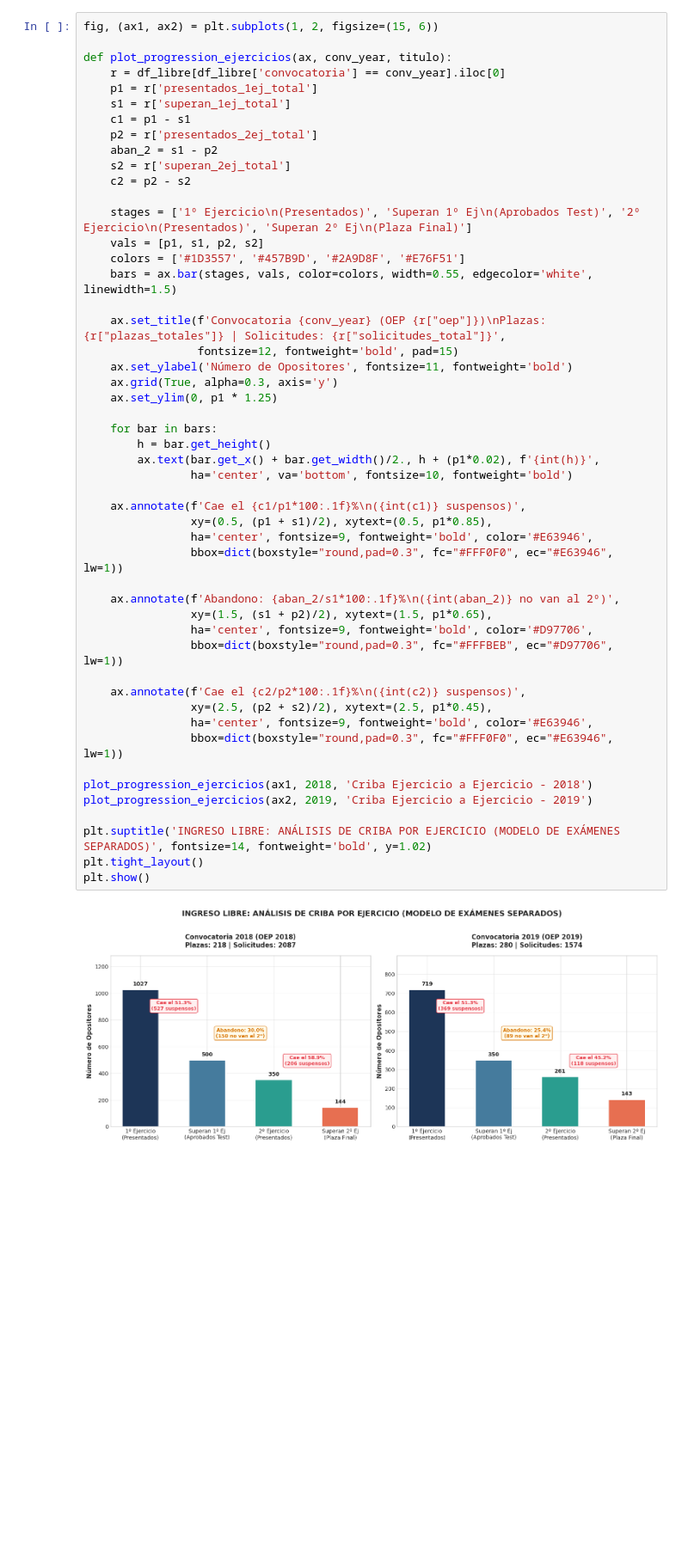
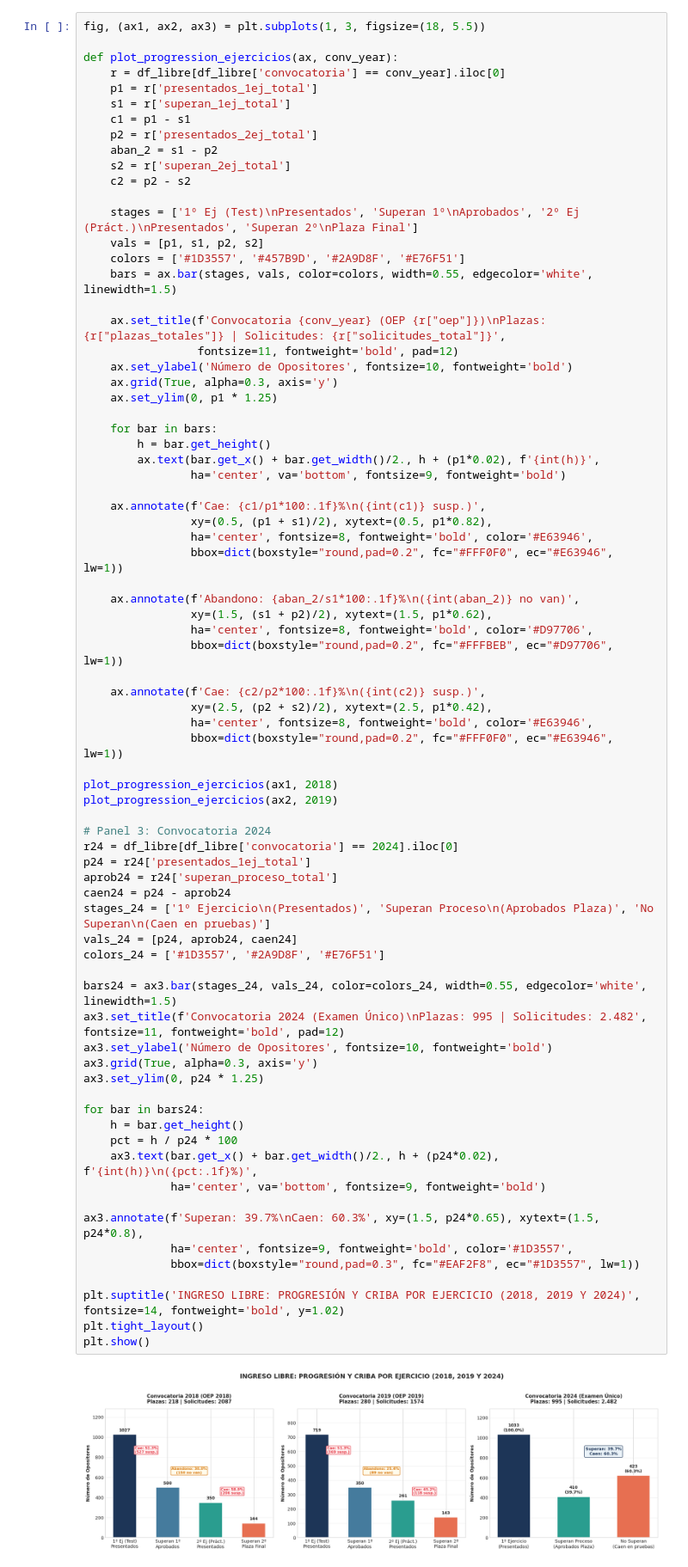
Before and after one commit to carmenales/analitica-datos-gsi, a Jupyter notebook: analisis_oposiciones_gsi_age.ipynb, the cells around one changed output. Shown at 86% size. Drawn from its saved outputs; the diff is of its cells as text; blank space fills up the shorter version.

```diff
--- a/analisis_oposiciones_gsi_age.ipynb
+++ b/analisis_oposiciones_gsi_age.ipynb
@@ -368,54 +372,79 @@ En las convocatorias donde los ejercicios se celebraban en fechas separadas, se
 # %%
-fig, (ax1, ax2) = plt.subplots(1, 2, figsize=(15, 6))
+fig, (ax1, ax2, ax3) = plt.subplots(1, 3, figsize=(18, 5.5))
 
-def plot_progression_ejercicios(ax, conv_year, titulo):
+def plot_progression_ejercicios(ax, conv_year):
     r = df_libre[df_libre['convocatoria'] == conv_year].iloc[0]
     p1 = r['presentados_1ej_total']
     s1 = r['superan_1ej_total']
     c1 = p1 - s1
     p2 = r['presentados_2ej_total']
     aban_2 = s1 - p2
     s2 = r['superan_2ej_total']
     c2 = p2 - s2
 
-    stages = ['1º Ejercicio\n(Presentados)', 'Superan 1º Ej\n(Aprobados Test)', '2º Ejercicio\n(Presentados)', 'Superan 2º Ej\n(Plaza Final)']
+    stages = ['1º Ej (Test)\nPresentados', 'Superan 1º\nAprobados', '2º Ej (Práct.)\nPresentados', 'Superan 2º\nPlaza Final']
     vals = [p1, s1, p2, s2]
     colors = ['#1D3557', '#457B9D', '#2A9D8F', '#E76F51']
     bars = ax.bar(stages, vals, color=colors, width=0.55, edgecolor='white', linewidth=1.5)
 
     ax.set_title(f'Convocatoria {conv_year} (OEP {r["oep"]})\nPlazas: {r["plazas_totales"]} | Solicitudes: {r["solicitudes_total"]}',
-                 fontsize=12, fontweight='bold', pad=15)
-    ax.set_ylabel('Número de Opositores', fontsize=11, fontweight='bold')
+                 fontsize=11, fontweight='bold', pad=12)
+    ax.set_ylabel('Número de Opositores', fontsize=10, fontweight='bold')
     ax.grid(True, alpha=0.3, axis='y')
     ax.set_ylim(0, p1 * 1.25)
 
     for bar in bars:
         h = bar.get_height()
         ax.text(bar.get_x() + bar.get_width()/2., h + (p1*0.02), f'{int(h)}',
-                ha='center', va='bottom', fontsize=10, fontweight='bold')
+                ha='center', va='bottom', fontsize=9, fontweight='bold')
 
-    ax.annotate(f'Cae el {c1/p1*100:.1f}%\n({int(c1)} suspensos)',
-                xy=(0.5, (p1 + s1)/2), xytext=(0.5, p1*0.85),
-                ha='center', fontsize=9, fontweight='bold', color='#E63946',
-                bbox=dict(boxstyle="round,pad=0.3", fc="#FFF0F0", ec="#E63946", lw=1))
+    ax.annotate(f'Cae: {c1/p1*100:.1f}%\n({int(c1)} susp.)',
+                xy=(0.5, (p1 + s1)/2), xytext=(0.5, p1*0.82),
+                ha='center', fontsize=8, fontweight='bold', color='#E63946',
+                bbox=dict(boxstyle="round,pad=0.2", fc="#FFF0F0", ec="#E63946", lw=1))
 
-    ax.annotate(f'Abandono: {aban_2/s1*100:.1f}%\n({int(aban_2)} no van al 2º)',
-                xy=(1.5, (s1 + p2)/2), xytext=(1.5, p1*0.65),
-                ha='center', fontsize=9, fontweight='bold', color='#D97706',
-                bbox=dict(boxstyle="round,pad=0.3", fc="#FFFBEB", ec="#D97706", lw=1))
+    ax.annotate(f'Abandono: {aban_2/s1*100:.1f}%\n({int(aban_2)} no van)',
+                xy=(1.5, (s1 + p2)/2), xytext=(1.5, p1*0.62),
+                ha='center', fontsize=8, fontweight='bold', color='#D97706',
+                bbox=dict(boxstyle="round,pad=0.2", fc="#FFFBEB", ec="#D97706", lw=1))
 
-    ax.annotate(f'Cae el {c2/p2*100:.1f}%\n({int(c2)} suspensos)',
-                xy=(2.5, (p2 + s2)/2), xytext=(2.5, p1*0.45),
-                ha='center', fontsize=9, fontweight='bold', color='#E63946',
-                bbox=dict(boxstyle="round,pad=0.3", fc="#FFF0F0", ec="#E63946", lw=1))
+    ax.annotate(f'Cae: {c2/p2*100:.1f}%\n({int(c2)} susp.)',
+                xy=(2.5, (p2 + s2)/2), xytext=(2.5, p1*0.42),
+                ha='center', fontsize=8, fontweight='bold', color='#E63946',
+                bbox=dict(boxstyle="round,pad=0.2", fc="#FFF0F0", ec="#E63946", lw=1))
 
-plot_progression_ejercicios(ax1, 2018, 'Criba Ejercicio a Ejercicio - 2018')
-plot_progression_ejercicios(ax2, 2019, 'Criba Ejercicio a Ejercicio - 2019')
+plot_progression_ejercicios(ax1, 2018)
+plot_progression_ejercicios(ax2, 2019)
 
-plt.suptitle('INGRESO LIBRE: ANÁLISIS DE CRIBA POR EJERCICIO (MODELO DE EXÁMENES SEPARADOS)', fontsize=14, fontweight='bold', y=1.02)
+# Panel 3: Convocatoria 2024
+r24 = df_libre[df_libre['convocatoria'] == 2024].iloc[0]
+p24 = r24['presentados_1ej_total']
+aprob24 = r24['superan_proceso_total']
+caen24 = p24 - aprob24
+stages_24 = ['1º Ejercicio\n(Presentados)', 'Superan Proceso\n(Aprobados Plaza)', 'No Superan\n(Caen en pruebas)']
+vals_24 = [p24, aprob24, caen24]
+colors_24 = ['#1D3557', '#2A9D8F', '#E76F51']
+
+bars24 = ax3.bar(stages_24, vals_24, color=colors_24, width=0.55, edgecolor='white', linewidth=1.5)
+ax3.set_title(f'Convocatoria 2024 (Examen Único)\nPlazas: 995 | Solicitudes: 2.482', fontsize=11, fontweight='bold', pad=12)
+ax3.set_ylabel('Número de Opositores', fontsize=10, fontweight='bold')
+ax3.grid(True, alpha=0.3, axis='y')
+ax3.set_ylim(0, p24 * 1.25)
+
+for bar in bars24:
+    h = bar.get_height()
+    pct = h / p24 * 100
+    ax3.text(bar.get_x() + bar.get_width()/2., h + (p24*0.02), f'{int(h)}\n({pct:.1f}%)',
+             ha='center', va='bottom', fontsize=9, fontweight='bold')
+
+ax3.annotate(f'Superan: 39.7%\nCaen: 60.3%', xy=(1.5, p24*0.65), xytext=(1.5, p24*0.8),
+             ha='center', fontsize=9, fontweight='bold', color='#1D3557',
+             bbox=dict(boxstyle="round,pad=0.3", fc="#EAF2F8", ec="#1D3557", lw=1))
+
+plt.suptitle('INGRESO LIBRE: PROGRESIÓN Y CRIBA POR EJERCICIO (2018, 2019 Y 2024)', fontsize=14, fontweight='bold', y=1.02)
 plt.tight_layout()
 plt.show()
 # %% [output]
-[figure, old version]
+[figure, new version]
 # %% [markdown]
 ## 10. Destino de los Candidatos: Superan vs. Caen (Por Convocatoria e Histórico)
```
Also changed, not shown: parts of 10 cells of this notebook, 2 other files.
